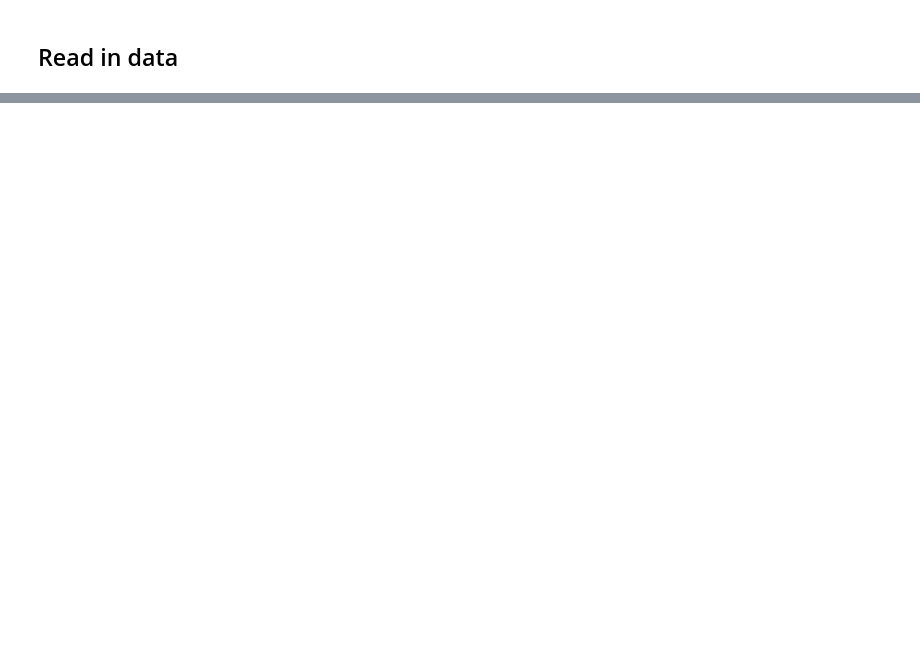
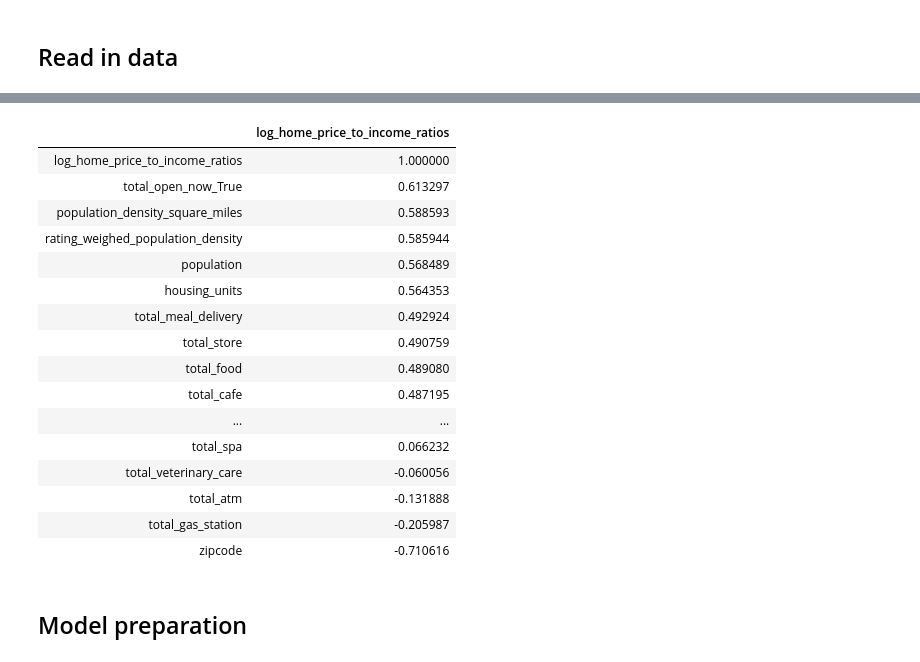
Before and after one commit to FredaXin/capstone, a Jupyter notebook: code/05_modeling.ipynb, the cells around one changed output, grey strips where cells are left out. Drawn from its saved outputs; the diff is of its cells as text; code cells hidden in the pictures; blank space fills up the shorter version.

```diff
--- a/code/05_modeling.ipynb
+++ b/code/05_modeling.ipynb
@@ -46,0 +58,29 @@ def r_2()
+# %%
+def high_corr_w_dependent_variable(df, dependent_variable, corr_value):
+    '''
+    Takes df, dependent variable, and value of correlation
+    Returns a df of independant varibles that are highly (e.g. abs(corr) > 0.4) with dependent varible
+    '''
+    temp_df = df.corr()[[dependent_variable]].sort_values(by=dependent_variable, ascending=False)
+    mask_1 = abs(temp_df[dependent_variable]) > corr_value
+    return temp_df.loc[mask_1]
+# %%
+high_corr_w_dependent_variable(df, 'log_home_price_to_income_ratios', 0.06)
+# %% [output]
+|  | log_home_price_to_income_ratios |
+| log_home_price_to_income_ratios | 1.000000 |
+| total_open_now_True | 0.613297 |
+| population_density_square_miles | 0.588593 |
+| rating_weighed_population_density | 0.585944 |
+| population | 0.568489 |
+| housing_units | 0.564353 |
+| total_meal_delivery | 0.492924 |
+| total_store | 0.490759 |
+| total_food | 0.489080 |
+| total_cafe | 0.487195 |
+| ... | ... |
+| total_spa | 0.066232 |
+| total_veterinary_care | -0.060056 |
+| total_atm | -0.131888 |
+| total_gas_station | -0.205987 |
+| zipcode | -0.710616 |
@@ -46,0 +93,2 @@ def r_2()
+# %% [markdown]
+## Model preparation
```
Also changed, not shown: parts of 71 cells of this notebook, 16 other files.
